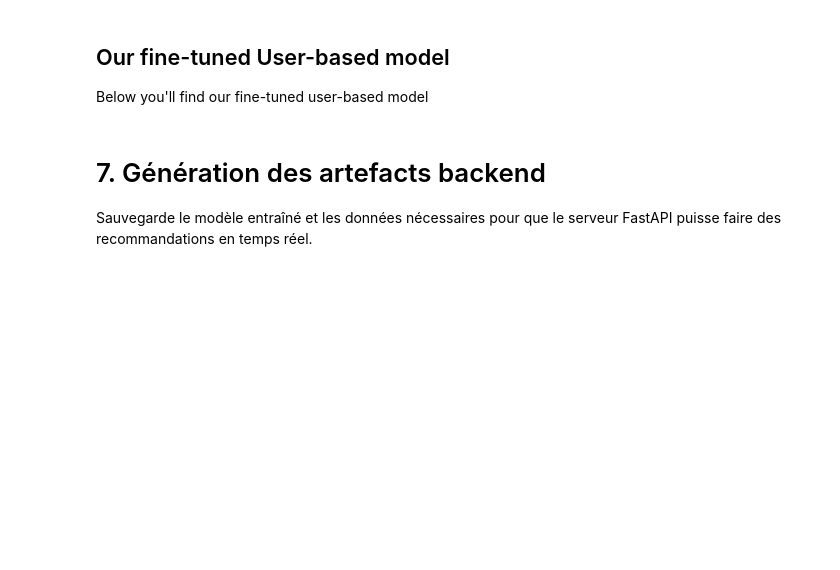
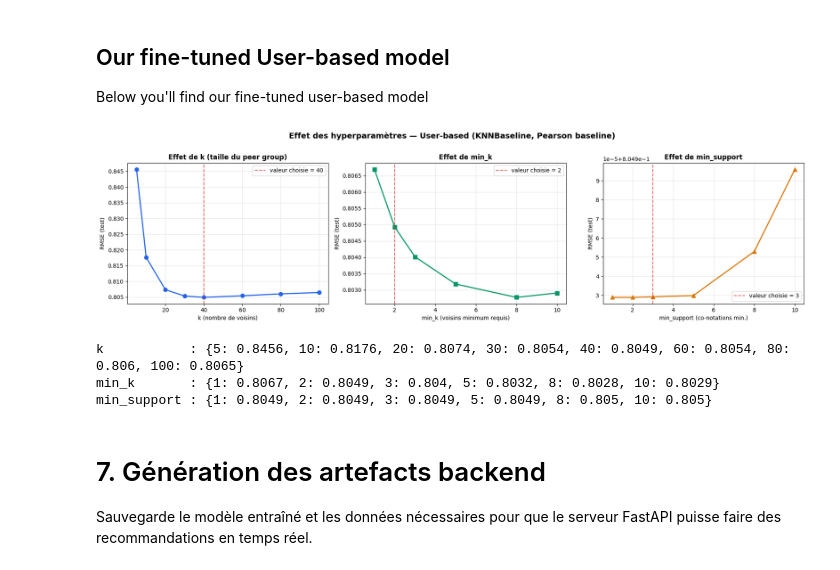
Before and after one commit to ArthurOttevaere/movix-recommender, a Jupyter notebook: user_based.ipynb, the cells around one changed output. Drawn from its saved outputs; the diff is of its cells as text; code cells hidden in the pictures; blank space fills up the shorter version.

```diff
--- a/user_based.ipynb
+++ b/user_based.ipynb
@@ -488,6 +488,81 @@ class UserBased_tuned(AlgoBase):
                 # Assignation sécurisée dans la matrice globale
                 self.sim[i, j] = current_similarity
                 self.sim[j, i] = current_similarity
+# %%
+# ============================================================
+# Effet des hyperparamètres — User-based (KNNBaseline, Pearson baseline)
+# -> k (taille du peer group), min_k et min_support
+# Modèle de production : UserBased_Pearson_Natif (k=40, min_k=2, min_support=3)
+# ============================================================
+import matplotlib.pyplot as plt
+from surprise import KNNBaseline, accuracy
+from surprise.model_selection import train_test_split
+from loaders import load_ratings
+
+# Split train/test 75/25 (cohérent avec EvalConfig.test_size)
+data = load_ratings(surprise_format=True)
+trainset_hp, testset_hp = train_test_split(data, test_size=0.25, random_state=42)
+
+# Grilles testées
+k_values      = [5, 10, 20, 30, 40, 60, 80, 100]
+mink_values   = [1, 2, 3, 5, 8, 10]
+minsup_values = [1, 2, 3, 5, 8, 10]
+
+# --- k et min_k : utilisés au moment de la prédiction -> 1 seul fit suffit ---
+# (changer k/min_k ne recalcule PAS la similarité, faite ici avec min_support=3)
+algo = KNNBaseline(k=40, min_k=2,
+                    sim_options={'name': 'pearson_baseline', 'user_based': True, 'min_support': 3},
+                    verbose=False)
+algo.fit(trainset_hp)
+
+def rmse_km(k, min_k):
+    algo.k, algo.min_k = k, min_k
+    return accuracy.rmse(algo.test(testset_hp), verbose=False)
+
+rmse_k    = [rmse_km(k, 2)   for k in k_values]
+rmse_mink = [rmse_km(40, mk) for mk in mink_values]
+
+# --- min_support : modifie la similarité -> refit nécessaire à chaque valeur ---
+def rmse_minsup(ms):
+    a = KNNBaseline(k=40, min_k=2,
+                    sim_options={'name': 'pearson_baseline', 'user_based': True, 'min_support': ms},
+                    verbose=False)
+    a.fit(trainset_hp)
+    return accuracy.rmse(a.test(testset_hp), verbose=False)
+
+rmse_ms = [rmse_minsup(ms) for ms in minsup_values]
+
+# --- Visualisation ---
+fig, axes = plt.subplots(1, 3, figsize=(18, 5))
+fig.suptitle("Effet des hyperparamètres — User-based (KNNBaseline, Pearson baseline)",
+            fontsize=14, fontweight='bold')
+
+for ax, x, y, default, title, xlabel, c, mk in [
+    (axes[0], k_values,      rmse_k,    40, "Effet de k (taille du peer group)", "k (nombre de voisins)",
+'#2563EB', 'o'),
+    (axes[1], mink_values,   rmse_mink,  2, "Effet de min_k",                    "min_k (voisins minimum requis)",
+'#059669', 's'),
+    (axes[2], minsup_values, rmse_ms,    3, "Effet de min_support",              "min_support (co-notations min.)",
+'#D97706', '^'),
+]:
+    ax.plot(x, y, marker=mk, color=c, linewidth=2, markersize=7)
+    ax.axvline(default, color='#DC2626', linestyle='--', alpha=0.7, label=f'valeur choisie = {default}')
+    ax.set_title(title, fontweight='bold')
+    ax.set_xlabel(xlabel); ax.set_ylabel("RMSE (test)")
+    ax.legend(); ax.grid(alpha=0.3)
+
+plt.tight_layout()
+plt.show()
+
+# Récap chiffré
+print("k           :", dict(zip(k_values,      [round(v, 4) for v in rmse_k])))
+print("min_k       :", dict(zip(mink_values,   [round(v, 4) for v in rmse_mink])))
+print("min_support :", dict(zip(minsup_values, [round(v, 4) for v in rmse_ms])))
+# %% [output]
+[figure, added]
+k           : {5: 0.8456, 10: 0.8176, 20: 0.8074, 30: 0.8054, 40: 0.8049, 60: 0.8054, 80: 0.806, 100: 0.8065}
+min_k       : {1: 0.8067, 2: 0.8049, 3: 0.804, 5: 0.8032, 8: 0.8028, 10: 0.8029}
+min_support : {1: 0.8049, 2: 0.8049, 3: 0.8049, 5: 0.8049, 8: 0.805, 10: 0.805}
 # %% [markdown]
 # 7. Génération des artefacts backend
 Sauvegarde le modèle entraîné et les données nécessaires pour que le serveur FastAPI puisse faire des recommandations en temps réel.
```
